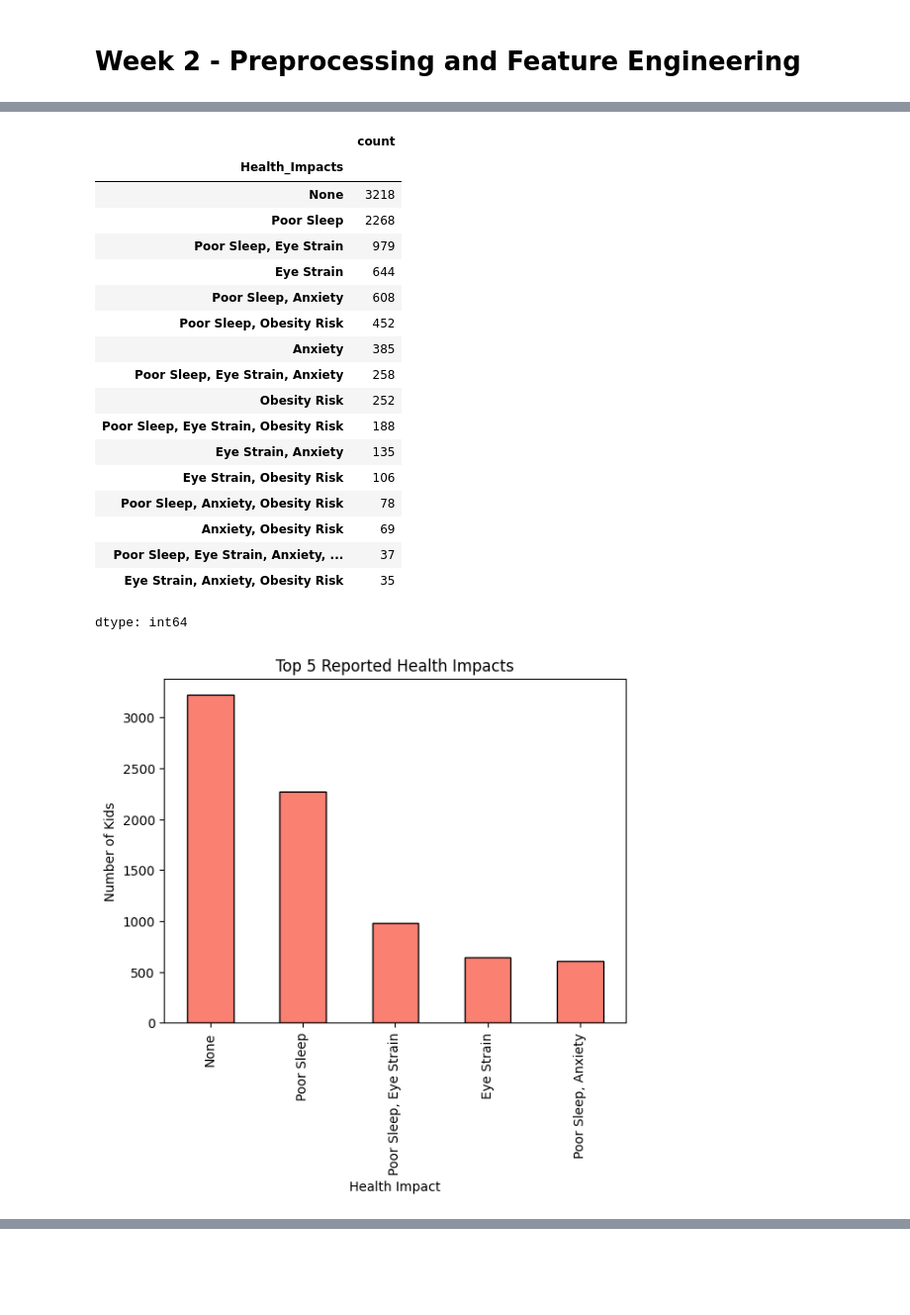
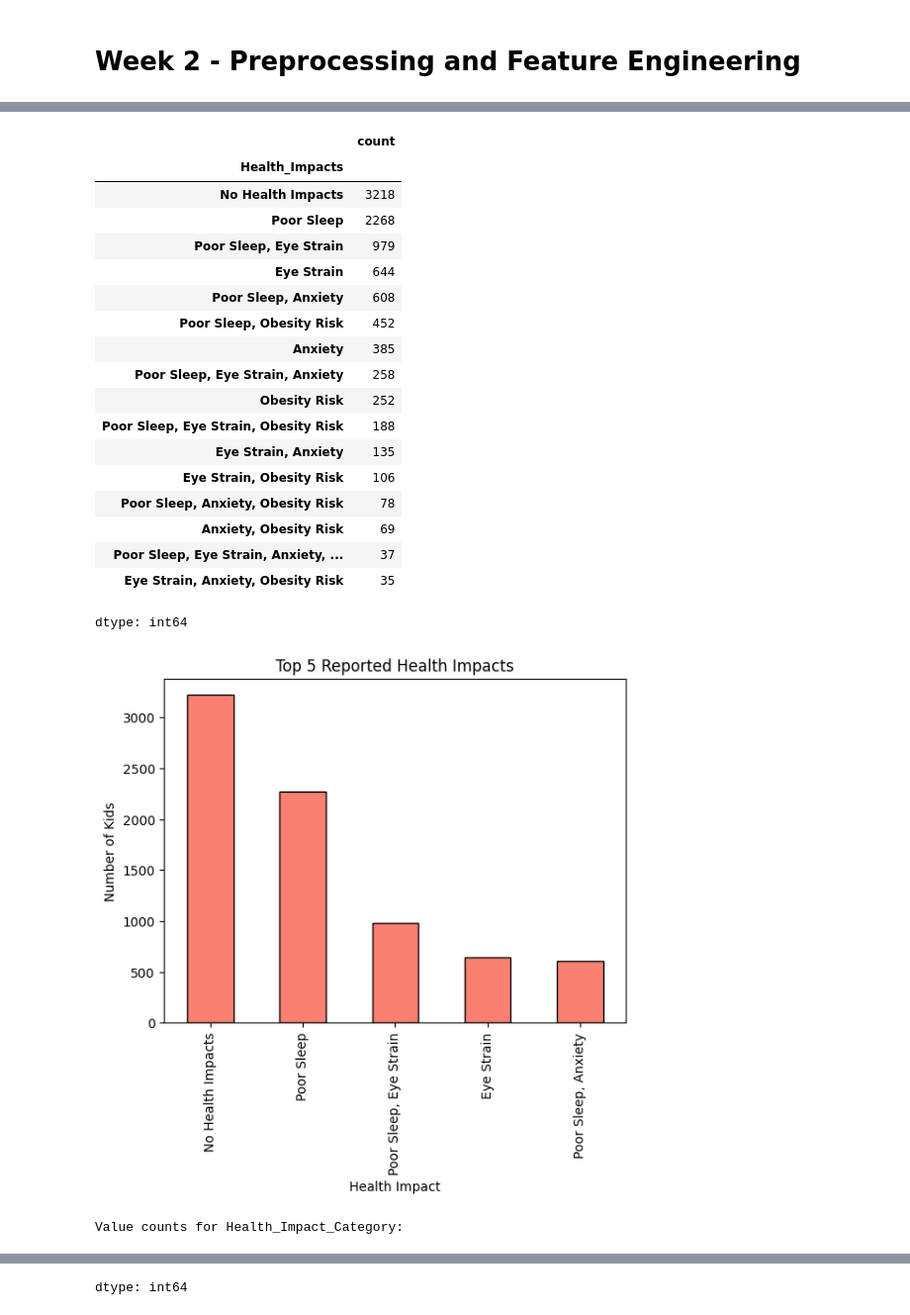
Before and after one commit to springboardmentor2468a-lab/Projects, a Jupyter notebook: Week_1,2.ipynb, the cells around one changed output, grey strips where cells are left out. Shown at 99% size. Saved outputs shown, nothing was run; the diff lists cells and outputs as text; code cells hidden in the pictures; blank space fills up the shorter version.

```diff
--- a/Week_1,2.ipynb
+++ b/Week_1,2.ipynb
@@ -220,14 +232,14 @@ df.head()
 # Checking for actual NaN values
 print("Checking for actual NaN values in Health_Impacts before filling:", df["Health_Impacts"].isnull().sum())
 
-# Filling actual NaN values with the string 'None' as it represents no health impact
-df["Health_Impacts"] = df["Health_Impacts"].fillna('None')
+# Filling actual NaN values with the string 'No Health Impacts' as it represents no health impact
+df["Health_Impacts"] = df["Health_Impacts"].fillna('No Health Impacts')
 
 # Verifying that there are no more actual NaN values
 print("\nChecking for actual NaN values in Health_Impacts after filling:", df["Health_Impacts"].isnull().sum())
 
-# Displaying value counts including the 'None' category to confirm
-print("\nValue counts for Health_Impacts including 'None':")
+# Displaying value counts including the 'No Health Impacts' category to confirm
+print("\nValue counts for Health_Impacts including 'No Health Impacts':")
 display(df['Health_Impacts'].value_counts(dropna=False))
 
 # Preview updated column
@@ -239,6 +251,36 @@ plt.title("Top 5 Reported Health Impacts")
 plt.xlabel("Health Impact")
 plt.ylabel("Number of Kids")
 plt.show()
+
+# Categorizing Health Impacts
+def categorize_health_impact(impact):
+    mental_keywords = ['Anxiety']
+    physical_keywords = ['Poor Sleep', 'Eye Strain', 'Obesity Risk']
+
+    is_mental = any(keyword in impact for keyword in mental_keywords)
+    is_physical = any(keyword in impact for keyword in physical_keywords)
+
+    if is_mental and is_physical:
+        return 'Both'
+    elif is_mental:
+        return 'Mental Health'
+    elif is_physical:
+        return 'Physical Health'
+    else:
+        return 'No Health Impacts' # Updated to return 'No Health Impacts'
+
+df['Health_Impact_Category'] = df['Health_Impacts'].apply(categorize_health_impact)
+
+# Displaying value counts for the new category
+print("\nValue counts for Health_Impact_Category:")
+display(df['Health_Impact_Category'].value_counts())
+
+# Visualizing the distribution of Health Impact Categories
+df['Health_Impact_Category'].value_counts().plot(kind='bar', color='purple', edgecolor='black')
+plt.title("Distribution of Health Impact Categories")
+plt.xlabel("Category")
+plt.ylabel("Number of Kids")
+plt.show()
 # %% [output]
 Checking for actual NaN values in Health_Impacts before filling: 3218
 
@@ -248,20 +290,21 @@ Value counts for Health_Impacts including 'None':
 |  | count |
 | Health_Impacts |  |
-| None | 3218 |
+| No Health Impacts | 3218 |
 | Poor Sleep | 2268 |
 | Poor Sleep, Eye Strain | 979 |
 | Eye Strain | 644 |
 | Poor Sleep, Anxiety | 608 |
 | Poor Sleep, Obesity Risk | 452 |
 | Anxiety | 385 |
 | Poor Sleep, Eye Strain, Anxiety | 258 |
 | Obesity Risk | 252 |
 | Poor Sleep, Eye Strain, Obesity Risk | 188 |
 | Eye Strain, Anxiety | 135 |
 | Eye Strain, Obesity Risk | 106 |
 | Poor Sleep, Anxiety, Obesity Risk | 78 |
 | Anxiety, Obesity Risk | 69 |
 | Poor Sleep, Eye Strain, Anxiety, ... | 37 |
 | Eye Strain, Anxiety, Obesity Risk | 35 |
 dtype: int64
-[figure, old version]
+[figure, new version]
+Value counts for Health_Impact_Category:
@@ -267,0 +317 @@ dtype: int64
+dtype: int64
```
Also changed, not shown: parts of 5 cells of this notebook.
